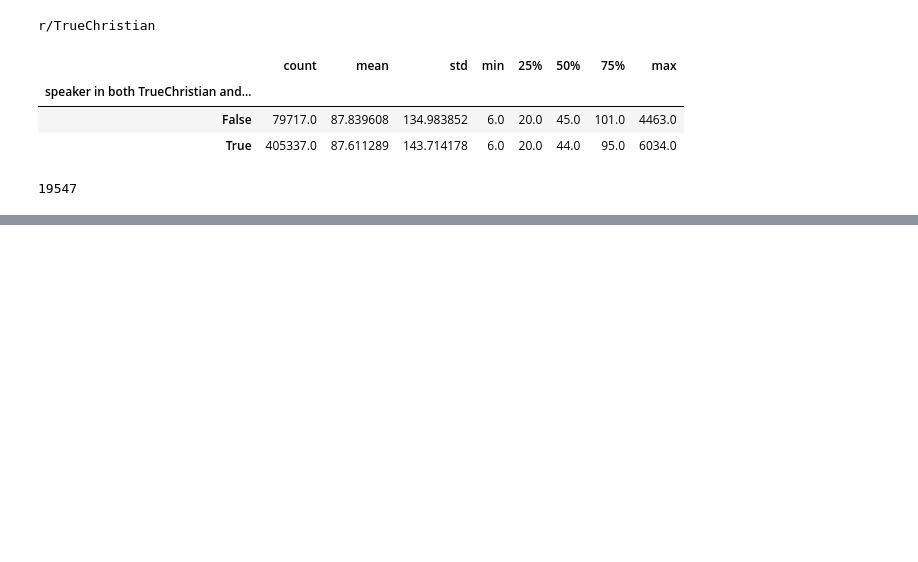
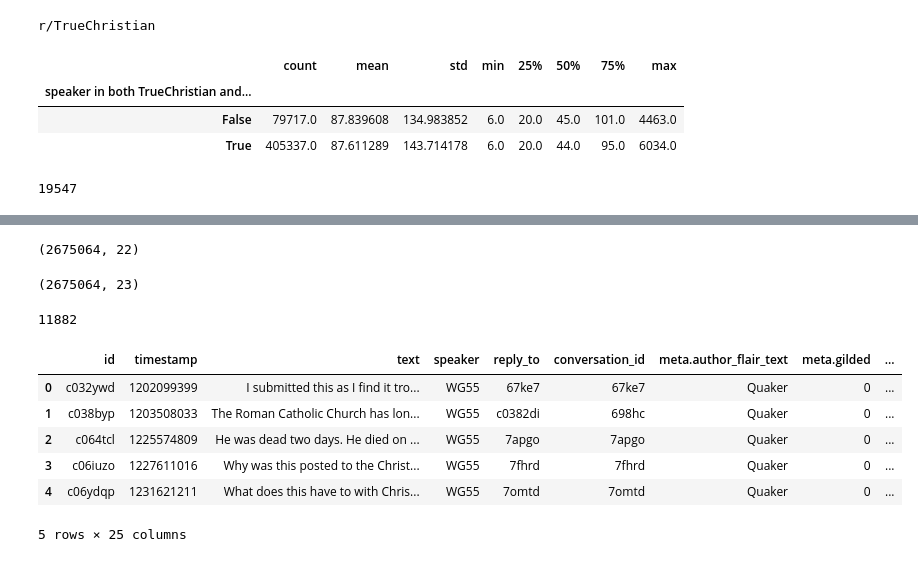
Before and after one commit to andrea-w-wang/reddit-seasonality, a Jupyter notebook: speaker_overlap.ipynb, the cells around one changed output, grey strips where cells are left out. Saved outputs shown, nothing was run; the diff lists cells and outputs as text; code cells hidden in the pictures; blank space fills up the shorter version.

```diff
--- a/speaker_overlap.ipynb
+++ b/speaker_overlap.ipynb
@@ -129,0 +123,32 @@ for tok in tokens:
+# %%
+common_speakers_comments = common_speakers_utt[common_speakers_utt['reply_to'].notnull()].copy()
+# %%
+common_speakers_comments_in_Christianity = common_speakers_comments[common_speakers_comments['meta.subreddit'] == 'Christianity'].copy()
+common_speakers_comments_in_Christianity = common_speakers_comments_in_Christianity.reset_index()
+print(common_speakers_comments_in_Christianity.shape)
+# %% [output]
+(2675064, 22)
+# %%
+common_speakers_comments_in_Christianity = common_speakers_comments_in_Christianity.merge(first_utt_in_TC, on='speaker')
+print(common_speakers_comments_in_Christianity.shape)
+# %% [output]
+(2675064, 23)
+# %%
+common_speakers_comments_in_Christianity['speaker'].nunique()
+# %% [output]
+11882
+# %%
+common_speakers_comments_in_Christianity['before_TC'] = common_speakers_comments_in_Christianity.apply(
+    lambda row: 1 if row['timestamp'] < row['first_utt_in_TC'] else 0, axis=1)
+common_speakers_comments_in_Christianity['after_TC'] = common_speakers_comments_in_Christianity.apply(
+    lambda row: 1 if row['timestamp'] >= row['first_utt_in_TC'] else 0, axis=1)
+# %%
+common_speakers_comments_in_Christianity.head()
+# %% [output]
+|  | id | timestamp | text | speaker | reply_to | conversation_id | meta.author_flair_text | meta.gilded | ... |
+| 0 | c032ywd | 1202099399 | I submitted this as I find it tro... | WG55 | 67ke7 | 67ke7 | Quaker | 0 | ... |
+| 1 | c038byp | 1203508033 | The Roman Catholic Church has lon... | WG55 | c0382di | 698hc | Quaker | 0 | ... |
+| 2 | c064tcl | 1225574809 | He was dead two days. He died on ... | WG55 | 7apgo | 7apgo | Quaker | 0 | ... |
+| 3 | c06iuzo | 1227611016 | Why was this posted to the Christ... | WG55 | 7fhrd | 7fhrd | Quaker | 0 | ... |
+| 4 | c06ydqp | 1231621211 | What does this have to with Chris... | WG55 | 7omtd | 7omtd | Quaker | 0 | ... |
+5 rows × 25 columns
```
Also changed, not shown: parts of 22 cells of this notebook.
